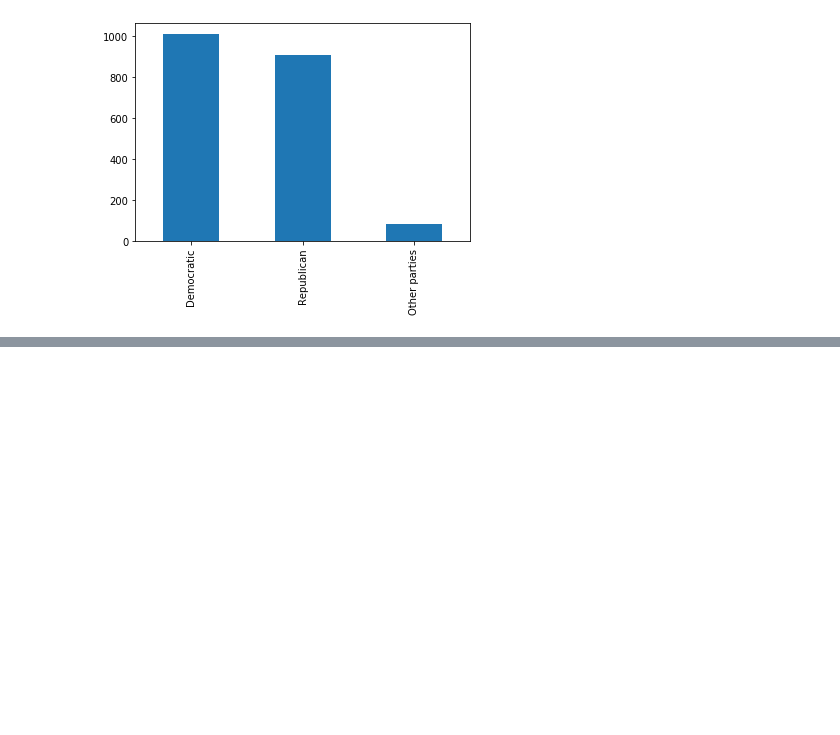
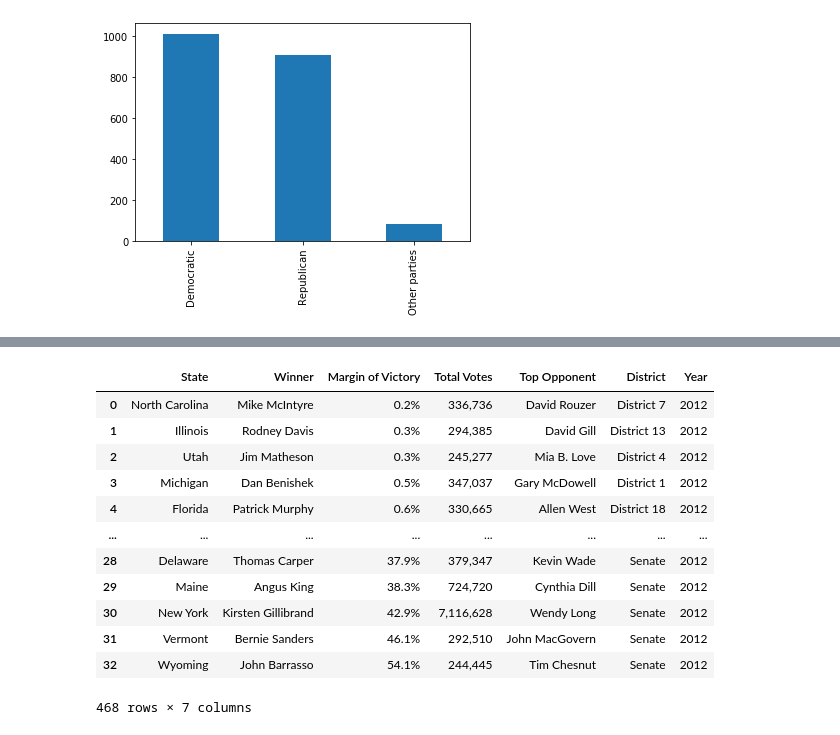
Before and after one commit to wmceachen/tweetVotes, a Jupyter notebook: cleaning.ipynb, the cells around one changed output, grey strips where cells are left out. Saved outputs shown, nothing was run; the diff lists cells and outputs as text; code cells hidden in the pictures; blank space fills up the shorter version.

```diff
--- a/cleaning.ipynb
+++ b/cleaning.ipynb
@@ -60,0 +82,27 @@ Power_divergenceResult(statistic=4449.82693753118, pvalue=0.0)
+# %%
+#2012
+def get_district_2012(race_row):
+    region_info = race_row['State'].split(",")
+    state, district = region_info[0].split(',')[0], "".join(region_info[1:]).strip()
+    return state, district
+house12, senate12 = pd.read_csv('elections/2012/2012_house.csv'), pd.read_csv('elections/2012/2012_senate.csv')
+house12['State'], house12['District'] = zip(*house12.apply(get_district_2012, axis=1))
+senate12['District'] = 'Senate'
+elections12 = pd.concat([house12,senate12])
+elections12['Year'] = 2012
+
+elections12
+# %% [output]
+|  | State | Winner | Margin of Victory | Total Votes | Top Opponent | District | Year |
+| 0 | North Carolina | Mike McIntyre | 0.2% | 336,736 | David Rouzer | District 7 | 2012 |
+| 1 | Illinois | Rodney Davis | 0.3% | 294,385 | David Gill | District 13 | 2012 |
+| 2 | Utah | Jim Matheson | 0.3% | 245,277 | Mia B. Love | District 4 | 2012 |
+| 3 | Michigan | Dan Benishek | 0.5% | 347,037 | Gary McDowell | District 1 | 2012 |
+| 4 | Florida | Patrick Murphy | 0.6% | 330,665 | Allen West | District 18 | 2012 |
+| ... | ... | ... | ... | ... | ... | ... | ... |
+| 28 | Delaware | Thomas Carper | 37.9% | 379,347 | Kevin Wade | Senate | 2012 |
+| 29 | Maine | Angus King | 38.3% | 724,720 | Cynthia Dill | Senate | 2012 |
+| 30 | New York | Kirsten Gillibrand | 42.9% | 7,116,628 | Wendy Long | Senate | 2012 |
+| 31 | Vermont | Bernie Sanders | 46.1% | 292,510 | John MacGovern | Senate | 2012 |
+| 32 | Wyoming | John Barrasso | 54.1% | 244,445 | Tim Chesnut | Senate | 2012 |
+468 rows × 7 columns
```
Also changed, not shown: parts of 9 cells of this notebook.
